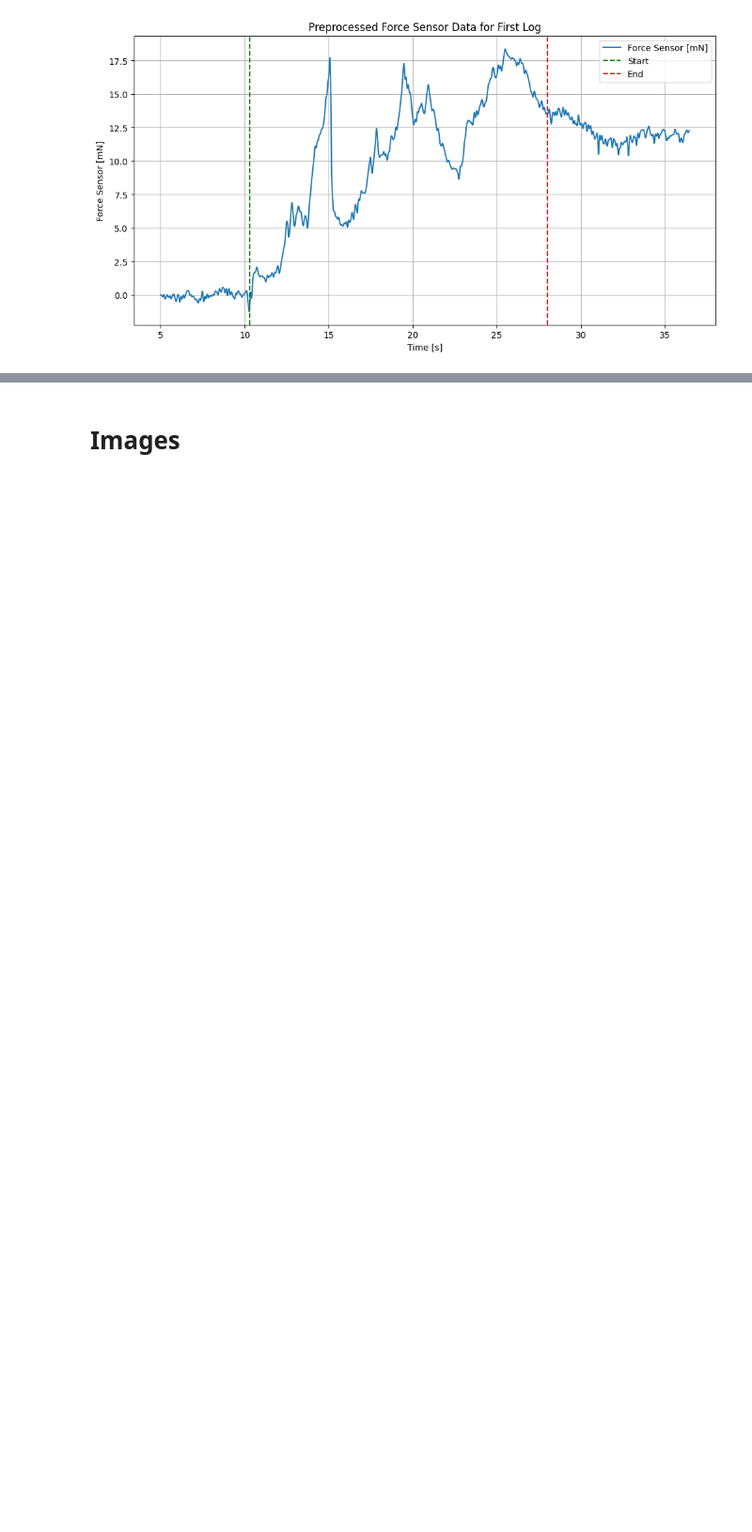
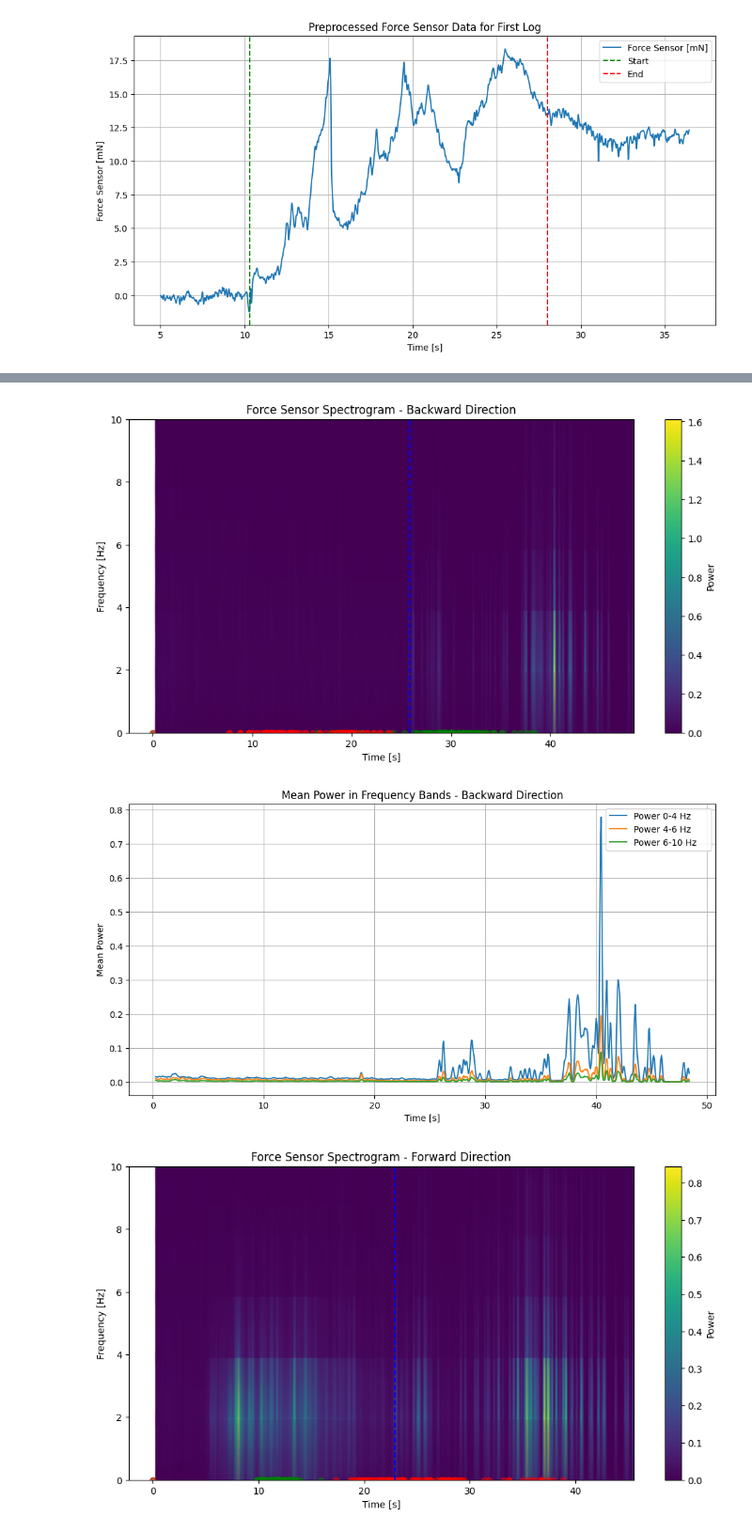
Before and after one commit to oskarboesch/TREX-Semester-Project, a Jupyter notebook: notebooks/data_anaylsis.ipynb, the cells around one changed output, grey strips where cells are left out. Shown at 94% size. Cells and saved outputs as stored; diff of their text form; code cells hidden in the pictures; blank space fills up the shorter version.

```diff
--- a/notebooks/data_anaylsis.ipynb
+++ b/notebooks/data_anaylsis.ipynb
@@ -401,16 +275,62 @@ Error:
-# %% [markdown]
-# Images
-# %%
-first_log = log_names.iloc[0]
-from data.load_data import load_and_preprocess
-cam1_tensor, cam2_tensor = load_and_preprocess(first_log)
-print(cam1_tensor.shape)
-# plot first 5 images of cam1_tensor
-plt.figure(figsize=(15, 3))
-for i in range(5):
-    plt.subplot(1, 5, i + 1)
-    plt.imshow(cam1_tensor[i].squeeze(), cmap='gray')
-    plt.axis('off')
-    plt.title(f'Frame {i}')
-plt.suptitle('First 5 Frames from Camera 1')
-plt.show()
+# %%
+import matplotlib.pyplot as plt
+from scipy.signal import spectrogram
+
+
+for direction in ['Backward', 'Forward']:
+    Sxx_tot = []
+    min_length = min([len(df) for i, df in enumerate(data_fit_plot) if logs_fit.loc[i, 'direction'] == direction])
+    max_length = max([len(df) for i, df in enumerate(data_fit_plot) if logs_fit.loc[i, 'direction'] == direction])
+    plt.figure(figsize=(12, 6))
+
+    for i, df in enumerate(data_fit_plot):
+        if logs_fit.loc[i, 'direction'] != direction:
+            continue
+        force = df['force_sensor_mN'].values
+        # zero pad to max_length
+        if len(force) < max_length:
+            force = np.pad(force, (0, max_length - len(force)), 'constant')
+        fs = 1000  # sampling frequency
+        f, t, Sxx = spectrogram(force, fs=fs, window='hann',
+                                nperseg=512, noverlap=448,   # ≈ 90% overlap
+                                scaling='density')
+        Sxx_tot.append(Sxx)
+
+    # compute mean spectrogram
+    Sxx_mean = sum(Sxx_tot) / len(Sxx_tot)
+
+
+
+    plt.pcolormesh(t, f, Sxx_mean, shading='gouraud')
+    plt.ylabel('Frequency [Hz]')
+    plt.xlabel('Time [s]')
+    plt.colorbar(label='Power')
+    plt.title(f'Force Sensor Spectrogram - {direction} Direction')
+    plt.ylim([0, 10])  # force signals often low-frequency
+    # show where we start padding from
+    plt.axvline(x=min_length/1000, color='b', linestyle='--', label='Padding Start')
+    for i, df in enumerate(data_fit_plot):
+        if logs_fit.loc[i, 'direction'] != direction:
+            continue
+        plt.scatter(x=labels[i]['Start'].values[0], y=0,color='g', alpha=0.5)
+        plt.scatter(x=labels[i]['End'].values[0],y=0, color='r', alpha=0.5)
+    plt.show()
+
+    # plot mean power for band [0,4] Hz [4,6] Hz and [6,10] Hz
+    power_0_4 = Sxx_mean[(f >= 0) & (f < 4), :].mean(axis=0)
+    power_4_6 = Sxx_mean[(f >= 4) & (f < 6), :].mean(axis=0)
+    power_6_10 = Sxx_mean[(f >= 6) & (f <= 10), :].mean(axis=0)
+    plt.figure(figsize=(12, 6))
+    plt.plot(t, power_0_4, label='Power 0-4 Hz')
+    plt.plot(t, power_4_6, label='Power 4-6 Hz')
+    plt.plot(t, power_6_10, label='Power 6-10 Hz    ')
+    plt.title(f'Mean Power in Frequency Bands - {direction} Direction')
+    plt.xlabel('Time [s]')
+    plt.ylabel('Mean Power')
+    plt.legend()
+    plt.grid()
+    plt.show()
+# %% [output]
+[figure, added]
+[figure, added]
+[figure, added]
```
Also changed, not shown: parts of 17 cells of this notebook, 9 other files.
